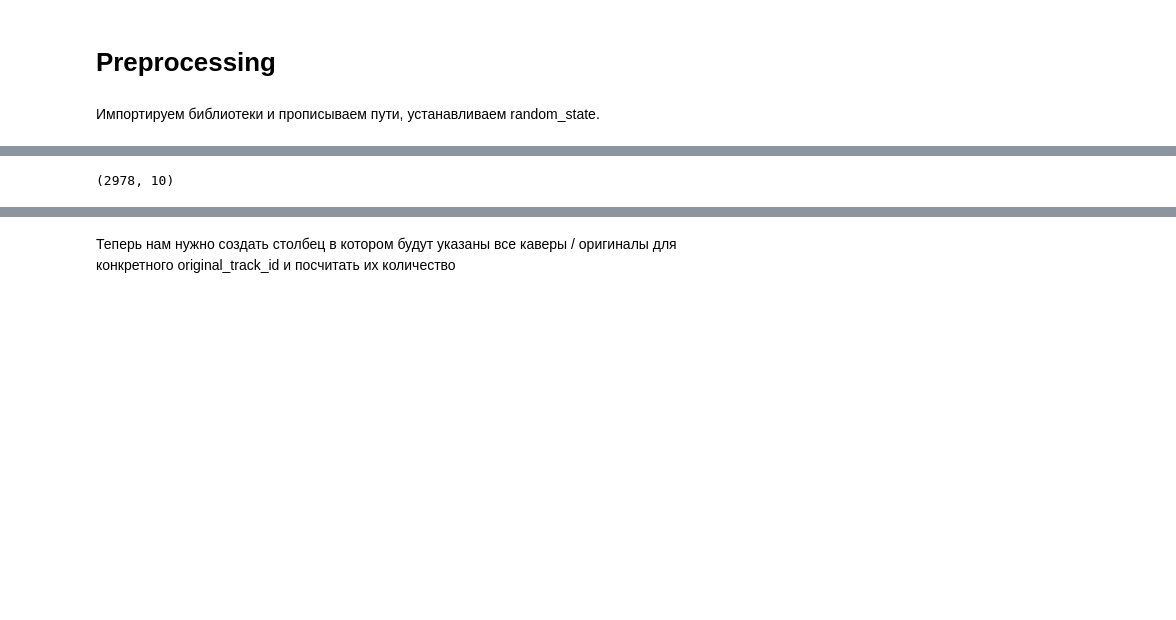
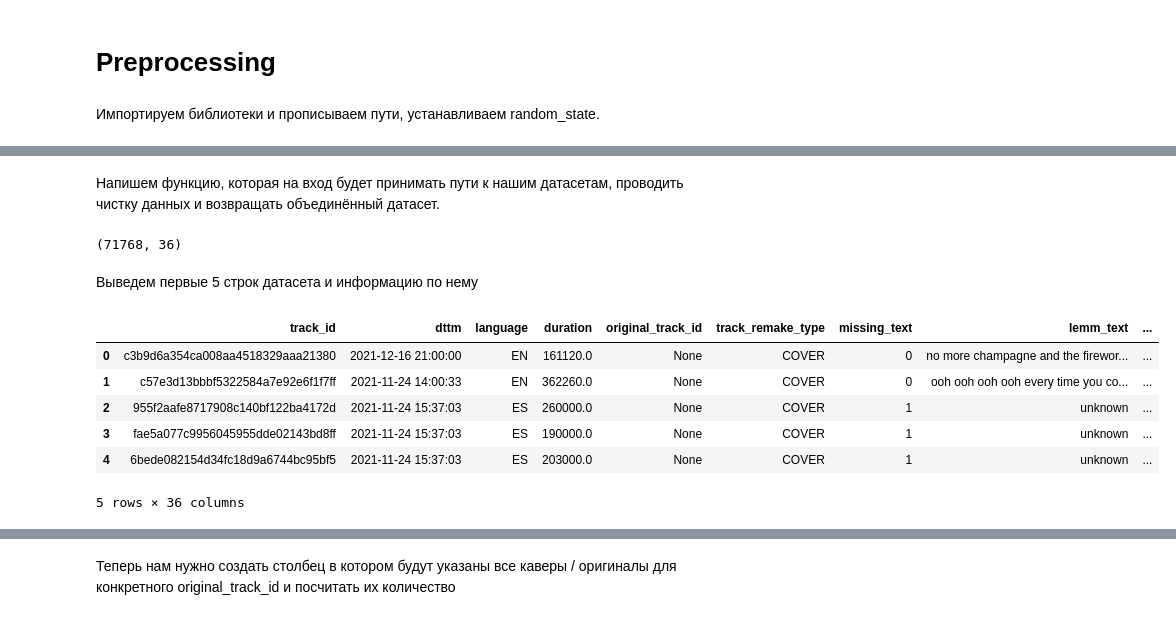
Before and after one commit to Musical-Detectives-Team/hakaton_yandex_music, a Jupyter notebook: preprocessing.ipynb, the cells around one changed output, grey strips where cells are left out. Cells and saved outputs as stored; diff of their text form; code cells hidden in the pictures; blank space fills up the shorter version.

Commit message:
preprocessing united_df

```diff
--- a/preprocessing.ipynb
+++ b/preprocessing.ipynb
@@ -62,0 +93,6 @@ def get_united_df(path_covers: str, psth_lyrics: str, path_meta: str) -> pd.Data
+# %%
+def clear_text(text: str) -> str:
+    new_text = re.sub(r'[^a-zA-Z0-9]', ' ', text)
+    new_text = new_text.split()
+    new_text = new_text
+    return ' '.join(new_text).lower()
@@ -62,0 +144,9 @@ def get_united_df(path_covers: str, psth_lyrics: str, path_meta: str) -> pd.Data
+# %%
+def preproc_language(df: pd.DataFrame) -> pd.DataFrame:
+    # заполним пропуски в языке сначала на основе языка текста, если его нет, то по языку заголовка
+    df.loc[df['language'].isna(), 'language'] = df.loc[df['language'].isna(), 'lyric_language']
+    df.loc[df['language'].isna(), 'language'] = df.loc[df['language'].isna(), 'title_language']
+    df.loc[df['language'].isna(), 'language'] = 'unknown'
+    # удалим использованные столбцы с языками
+    df = df.drop(['lyric_language', 'title_language'], axis = 1)
+    return df
@@ -63,5 +219,45 @@ def get_united_df(path_covers: str, psth_lyrics: str, path_meta: str) -> pd.Data
+# %% [markdown]
+Напишем функцию, которая на вход будет принимать пути к нашим датасетам, проводить чистку данных и возвращать объединённый датасет.
+# %%
+def get_united_df(path_covers: str, path_lyrics: str, path_title: str, path_meta: str) -> pd.DataFrame:
+    df_covers = pd.read_json(path_covers, lines=True)
+    df_lyrics = pd.read_csv(path_lyrics)[['track_id', 'language', 'translate_text']]
+    df_meta = pd.read_json(path_meta, lines=True, convert_dates=['dttm'])
+    df_title = pd.read_csv(PATH_TRANSLETE_TITLE)[['track_id', 'title_language', 'translate_title']]
+
+    # удалим дубликаты треков в df_lyric (по track_id)
+    df_lyrics = df_lyrics.rename(columns={'language': 'lyric_language'})
+    df_lyrics = df_lyrics.drop_duplicates(subset='track_id')
+
+    # из df_meta удалим строку с пропуском
+    df_meta = df_meta.dropna(subset='track_id')
+    df_meta = df_meta.drop('title', axis = 1)
+
+    # объединяем через left, чтобы не потерять данные
+    df_union = (df_meta.merge(df_covers, on = 'track_id', how = 'left')
+                     .merge(df_lyrics, on = 'track_id', how = 'left')
+                     .merge(df_title, on = 'track_id', how = 'left'))
+
+    df_union = preproc_text(df_union)
+    df_union = preproc_language(df_union)
+    df_union = get_features_isrc(df_union)
+    df_union = preproc_genres(df_union)
+
+    return df_union
 # %%
-df_union = get_united_df(PATH_COVERS, PATH_TRANSLETE_LYRICS, PATH_META)
+df_union = get_united_df(PATH_COVERS, PATH_TRANSLETE_LYRICS, PATH_TRANSLETE_TITLE, PATH_META)
 df_union.shape
 # %% [output]
-(2978, 10)
+(71768, 36)
+# %% [markdown]
+Выведем первые 5 строк датасета и информацию по нему
+# %%
+df_union.head()
+# %% [output]
+|  | track_id | dttm | language | duration | original_track_id | track_remake_type | missing_text | lemm_text | ... |
+| 0 | c3b9d6a354ca008aa4518329aaa21380 | 2021-12-16 21:00:00 | EN | 161120.0 | None | COVER | 0 | no more champagne and the firewor... | ... |
+| 1 | c57e3d13bbbf5322584a7e92e6f1f7ff | 2021-11-24 14:00:33 | EN | 362260.0 | None | COVER | 0 | ooh ooh ooh ooh every time you co... | ... |
+| 2 | 955f2aafe8717908c140bf122ba4172d | 2021-11-24 15:37:03 | ES | 260000.0 | None | COVER | 1 | unknown | ... |
+| 3 | fae5a077c9956045955dde02143bd8ff | 2021-11-24 15:37:03 | ES | 190000.0 | None | COVER | 1 | unknown | ... |
+| 4 | 6bede082154d34fc18d9a6744bc95bf5 | 2021-11-24 15:37:03 | ES | 203000.0 | None | COVER | 1 | unknown | ... |
+5 rows × 36 columns
```
Also changed, not shown: parts of 38 cells of this notebook, 1 other file.
